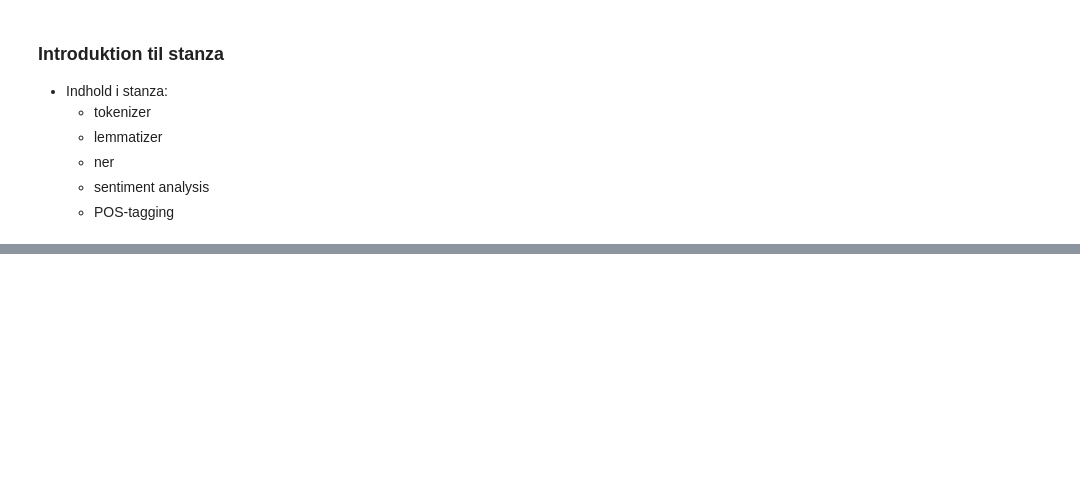
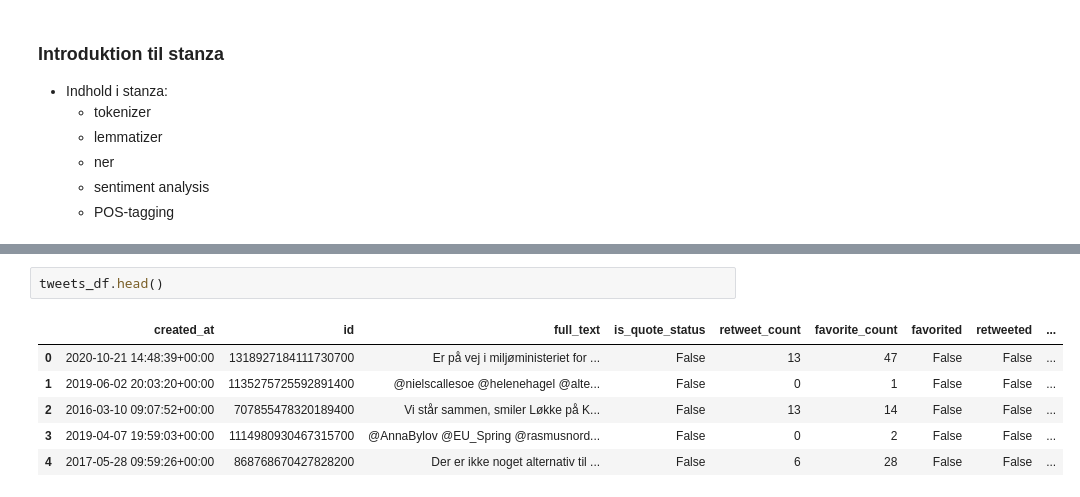
Before and after one commit to CALDISS-AAU/course_ndms-I, a Jupyter notebook: notebooks/05_text-as-data.ipynb, the cells around one changed output, grey strips where cells are left out. Cells and saved outputs as stored; diff of their text form; blank space fills up the shorter version.

```diff
--- a/notebooks/05_text-as-data.ipynb
+++ b/notebooks/05_text-as-data.ipynb
@@ -527,0 +977,9 @@ post = reddit_df.loc[503, 'post_selftext']
+# %%
+tweets_df.head()
+# %% [output]
+|  | created_at | id | full_text | is_quote_status | retweet_count | favorite_count | favorited | retweeted | ... |
+| 0 | 2020-10-21 14:48:39+00:00 | 1318927184111730700 | Er på vej i miljøministeriet for ... | False | 13 | 47 | False | False | ... |
+| 1 | 2019-06-02 20:03:20+00:00 | 1135275725592891400 | @nielscallesoe @helenehagel @alte... | False | 0 | 1 | False | False | ... |
+| 2 | 2016-03-10 09:07:52+00:00 | 707855478320189400 | Vi står sammen, smiler Løkke på K... | False | 13 | 14 | False | False | ... |
+| 3 | 2019-04-07 19:59:03+00:00 | 1114980930467315700 | @AnnaBylov @EU_Spring @rasmusnord... | False | 0 | 2 | False | False | ... |
+| 4 | 2017-05-28 09:59:26+00:00 | 868768670427828200 | Der er ikke noget alternativ til ... | False | 6 | 28 | False | False | ... |
```
Also changed, not shown: parts of 95 cells of this notebook, 2 other files.
